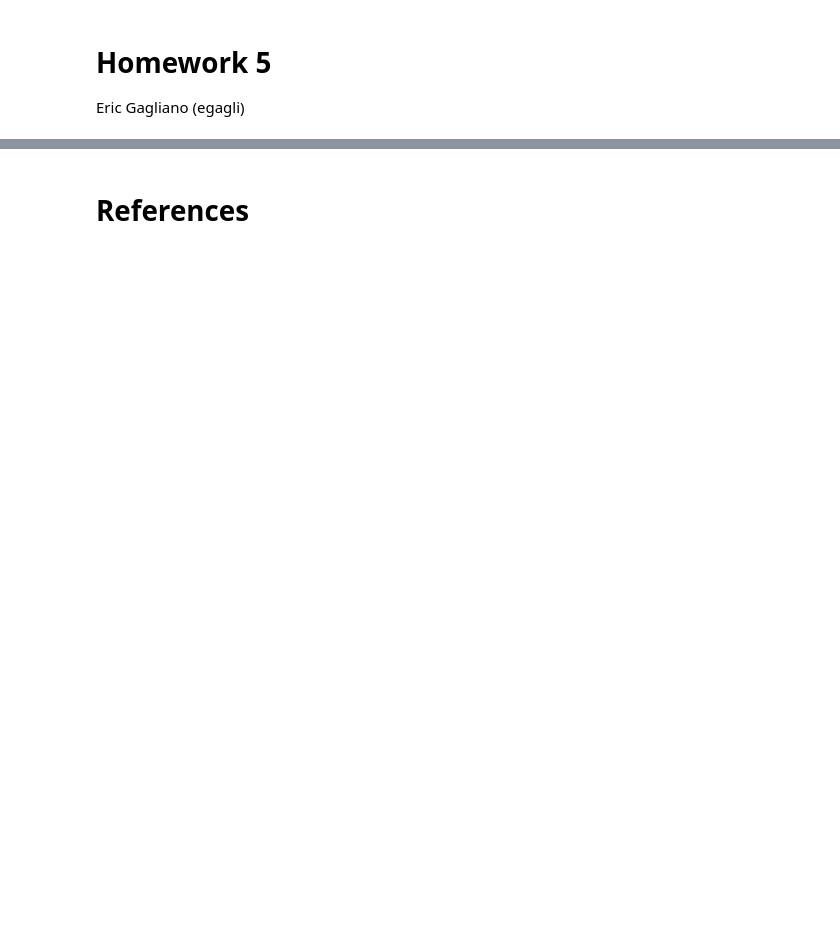
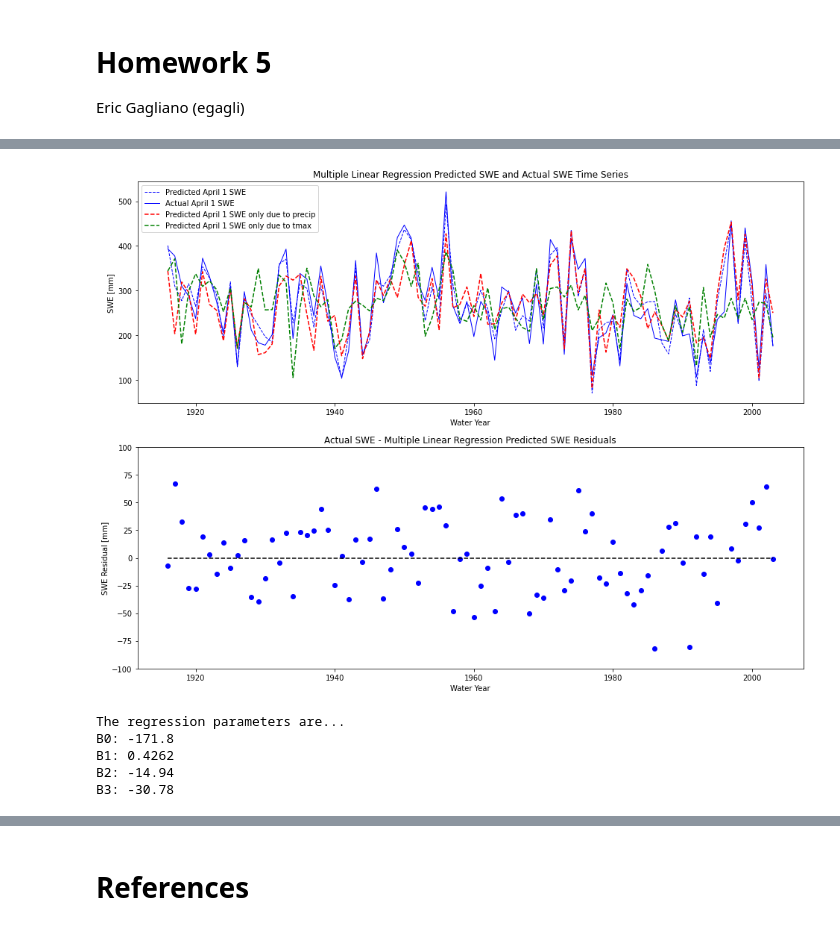
Before and after one commit to egagli/cewa565, a Jupyter notebook: homework/5/hw5.ipynb, the cells around one changed output, grey strips where cells are left out. Cells and saved outputs as stored; diff of their text form; code cells hidden in the pictures; blank space fills up the shorter version.

```diff
--- a/homework/5/hw5.ipynb
+++ b/homework/5/hw5.ipynb
@@ -610,0 +134,41 @@ Seth Vanderwilt and I will use Sentinel-1 Synthetic Aperture Radar (SAR) backsca
+# %%
+# simple linear regressions
+B1_precip, B0_precip, r, p, sB1 = stats.linregress(cascades_df.iloc[:,1],cascades_df.iloc[:,4])
+B1_tmax, B0_tmax, r, p, sB1 = stats.linregress(cascades_df.iloc[:,2],cascades_df.iloc[:,4])
+B1_tmin, B0_tmin, r, p, sB1 = stats.linregress(cascades_df.iloc[:,3],cascades_df.iloc[:,4])
+precip = B1_precip*cascades_df.iloc[:,1] + B0_precip
+tmax = B1_tmax*cascades_df.iloc[:,2] + B0_tmax
+#tmin = B1_tmin*cascades_df.iloc[:,3] + B0_tmin
+# %%
+# plot predicted and actual SWE
+f,ax=plt.subplots(2,1,figsize=(16,12))
+cascades_df.plot(x='Water Year',y='SWE prediction',c='b', linestyle='--', linewidth=1, ax=ax[0], label='Predicted April 1 SWE')
+cascades_df.plot(x='Water Year',y='April 1 SWE',c='b', linestyle='-', linewidth=1, ax=ax[0], label='Actual April 1 SWE')
+ax[0].plot(cascades_df['Water Year'],precip, linestyle='--', color='r',label='Predicted April 1 SWE only due to precip')
+ax[0].plot(cascades_df['Water Year'],tmax, linestyle='--', color='g',label='Predicted April 1 SWE only due to tmax')
+#ax[0].plot(cascades_df['Water Year'],tmin, linestyle='--', label='Predicted SWE due to tmin')
+
+ax[1].scatter(cascades_df['Water Year'],cascades_df['April 1 SWE']-cascades_df['SWE prediction'],color='b')
+ax[1].hlines(0,cascades_df['Water Year'].min(),cascades_df['Water Year'].max(),linestyle='--',color='k')
+ax[0].set_title('Multiple Linear Regression Predicted SWE and Actual SWE Time Series')
+ax[0].set_xlabel('Water Year')
+ax[0].set_ylabel('SWE [mm]')
+ax[0].legend()
+ax[1].set_title('Actual SWE - Multiple Linear Regression Predicted SWE Residuals')
+ax[1].set_xlabel('Water Year')
+ax[1].set_ylabel('SWE Residual [mm]')
+ax[1].set_ylim([-100,100]);
+# %% [output]
+[figure, added]
+# %%
+print(f'The regression parameters are...')
+print(f'B0: {B[0]:.4}')
+print(f'B1: {B[1]:.4}')
+print(f'B2: {B[2]:.4}')
+print(f'B3: {B[3]:.4}')
+# %% [output]
+The regression parameters are...
+B0: -171.8
+B1: 0.4262
+B2: -14.94
+B3: -30.78
```
Also changed, not shown: parts of 75 cells of this notebook.
